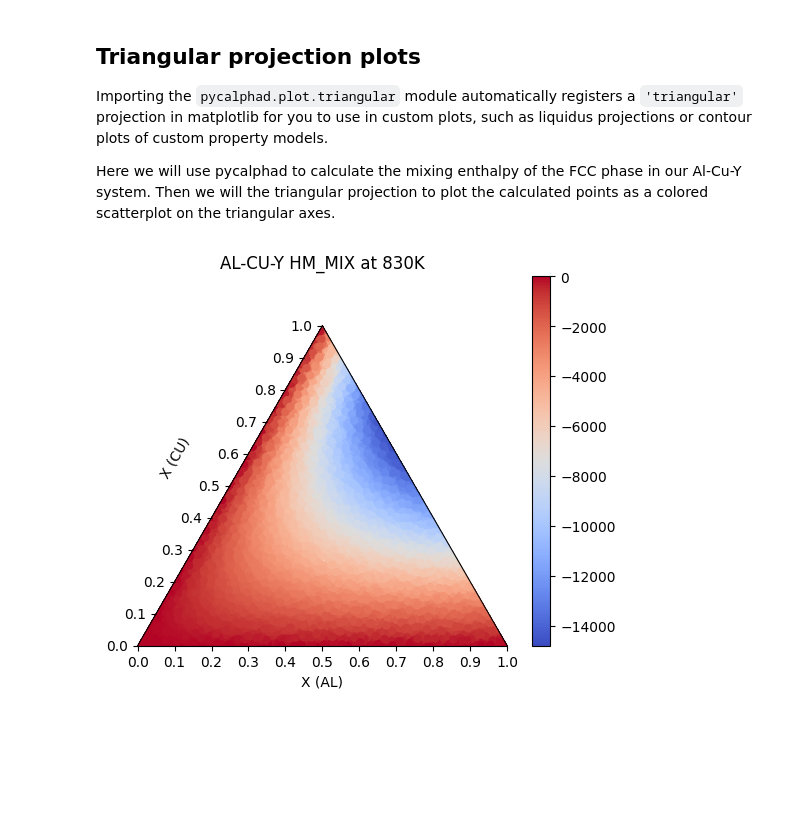
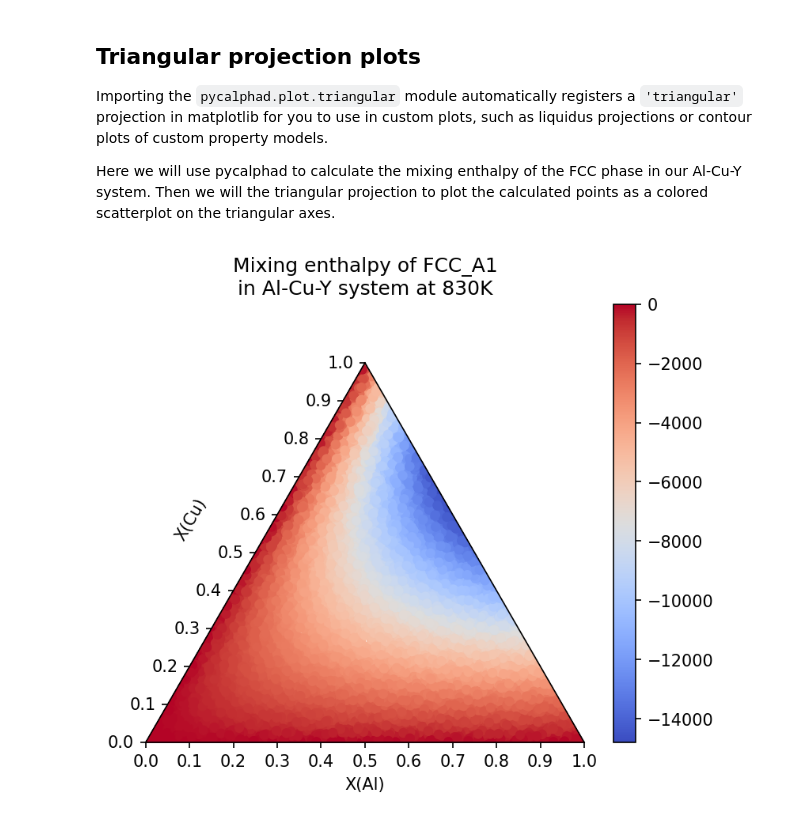
Before and after one commit to pycalphad/pycalphad, a Jupyter notebook: examples/LegacyEnergySurface.ipynb, the cells around one changed output. Saved outputs shown, nothing was run; the diff lists cells and outputs as text; code cells hidden in the pictures; blank space fills up the shorter version.

```diff
--- a/examples/LegacyEnergySurface.ipynb
+++ b/examples/LegacyEnergySurface.ipynb
@@ -47,38 +48,37 @@ Importing the `pycalphad.plot.triangular` module automatically registers a `'tri
 Here we will use pycalphad to calculate the mixing enthalpy of the FCC phase in our Al-Cu-Y system. Then we will the triangular projection to plot the calculated points as a colored scatterplot on the triangular axes.
 # %%
 import matplotlib.pyplot as plt
-from pycalphad.plot import triangular
 from pycalphad import calculate
 
 db_al_cu_y = Database('Al-Cu-Y.tdb')
 comps = ['AL', 'CU', 'Y', 'VA']
 
 # some sample data, these could be from an equilibrium calculation or a property model.
-# here we are calculating the mixing enthlapy of the FCC_A1 phase at 830K.
+# here we are calculating the mixing enthalpy of the FCC_A1 phase at 830K.
 c = calculate(db_al_cu_y, comps, 'FCC_A1', output='HM_MIX', N=1, T=830, P=101325, pdens=5000)
 
 # Here we are getting the values from our plot.
 xs = c.X.values[0, 0, 0, :, 0]  # 1D array of Al compositions
 ys = c.X.values[0, 0, 0, :, 1]  # 1D array of Cu compositions
 zs = c.HM_MIX.values[0, 0, 0, :]  # 1D array of mixing enthalpies at these compositions
 
 # when we imported the pycalphad.plot.triangular module, it made the 'triangular' projection available for us to use.
 fig = plt.figure(dpi=150)
 ax = fig.add_subplot(projection='triangular')
 ax.scatter(xs, ys, c=zs,
            cmap='coolwarm',
            linewidth=0.0)
 
 # label the figure
-ax.set_xlabel('X (AL)')
-ax.set_ylabel('X (CU)')
+ax.set_xlabel('X(Al)')
+ax.set_ylabel('X(Cu)')
 ax.yaxis.label.set_rotation(60)  # rotate ylabel
 ax.yaxis.set_label_coords(x=0.12, y=0.5)  # move the label to a pleasing position
-ax.set_title('AL-CU-Y HM_MIX at 830K')
+ax.set_title('Mixing enthalpy of FCC_A1\nin Al-Cu-Y system at 830K')
 
 # set up the colorbar
 cm = plt.cm.ScalarMappable(cmap='coolwarm')
 cm.set_array(zs)
 fig.colorbar(cm, ax=ax);
 # %% [output]
-[figure, old version]
+[figure, new version]
```
Also changed, not shown: parts of 2 cells of this notebook, 9 other files.
